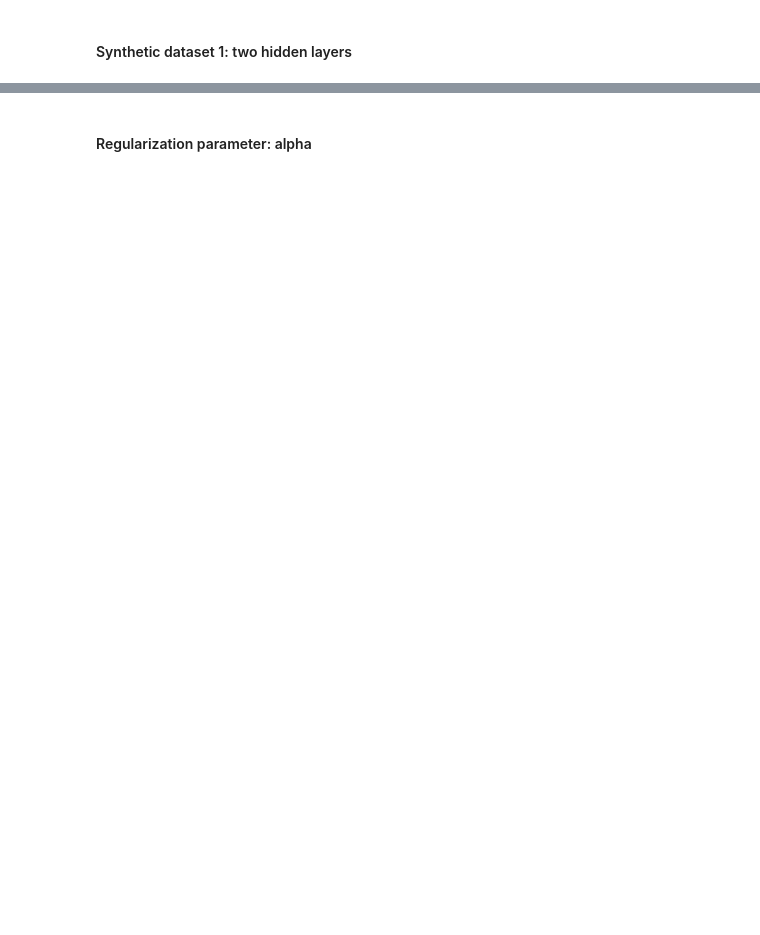
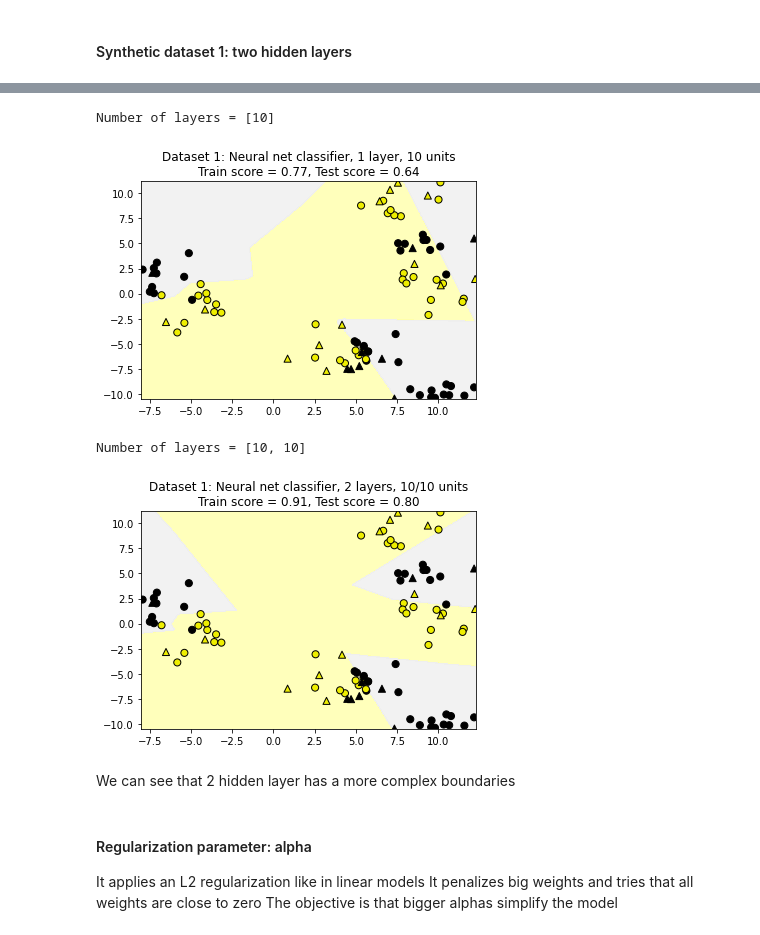
Before and after one commit to valkanoise/Applied-Data-Science-with-Python-Specialization, a Jupyter notebook: Course 3 - Applied Machine Learning in Python/Module 4 Supervised learning part II/Module 4_apuntes.ipynb, the cells around one changed output, grey strips where cells are left out. Drawn from its saved outputs; the diff is of its cells as text; code cells hidden in the pictures; blank space fills up the shorter version.

```diff
--- a/Course 3 - Applied Machine Learning in Python/Module 4 Supervised learning part II/Module 4_apuntes.ipynb
+++ b/Course 3 - Applied Machine Learning in Python/Module 4 Supervised learning part II/Module 4_apuntes.ipynb
@@ -426,9 +503,15 @@ from adspy_shared_utilities import plot_class_regions_for_classifier
 
 X_train, X_test, y_train, y_test = train_test_split(X_D2, y_D2, random_state=0)
 
-nnclf = MLPClassifier(hidden_layer_sizes = [10, 10], solver='lbfgs',
+layers = [[10], [10,10]]
+titles = ['Dataset 1: Neural net classifier, 1 layer, 10 units','Dataset 1: Neural net classifier, 2 layers, 10/10 units']
+
+
+for layer,title in zip(layers,titles):
+    print("Number of layers =", layer)
+    nnclf = MLPClassifier(hidden_layer_sizes = layer, solver='lbfgs',
                      random_state = 0).fit(X_train, y_train)
 
-plot_class_regions_for_classifier(nnclf, X_train, y_train, X_test, y_test,
-                                 'Dataset 1: Neural net classifier, 2 layers, 10/10 units')
+    plot_class_regions_for_classifier(nnclf, X_train, y_train, X_test, y_test,
+                                 title)
 # %% [output]
@@ -437,5 +518,14 @@ plot_class_regions_for_classifier(nnclf, X_train, y_train, X_test, y_test,
+Number of layers = [10]
+[figure, added]
+Number of layers = [10, 10]
+[figure, added]
-# %% [markdown]
-#### Regularization parameter: alpha
+# %% [markdown]
+We can see that 2 hidden layer has a more complex boundaries
+# %% [markdown]
+#### Regularization parameter: alpha
+It applies an L2 regularization like in linear models
+It penalizes big weights and tries that all weights are close to zero
+The objective is that bigger alphas simplify the model
 # %%
 X_train, X_test, y_train, y_test = train_test_split(X_D2, y_D2, random_state=0)
 
```
Also changed, not shown: parts of 42 cells of this notebook, 34 other files.
